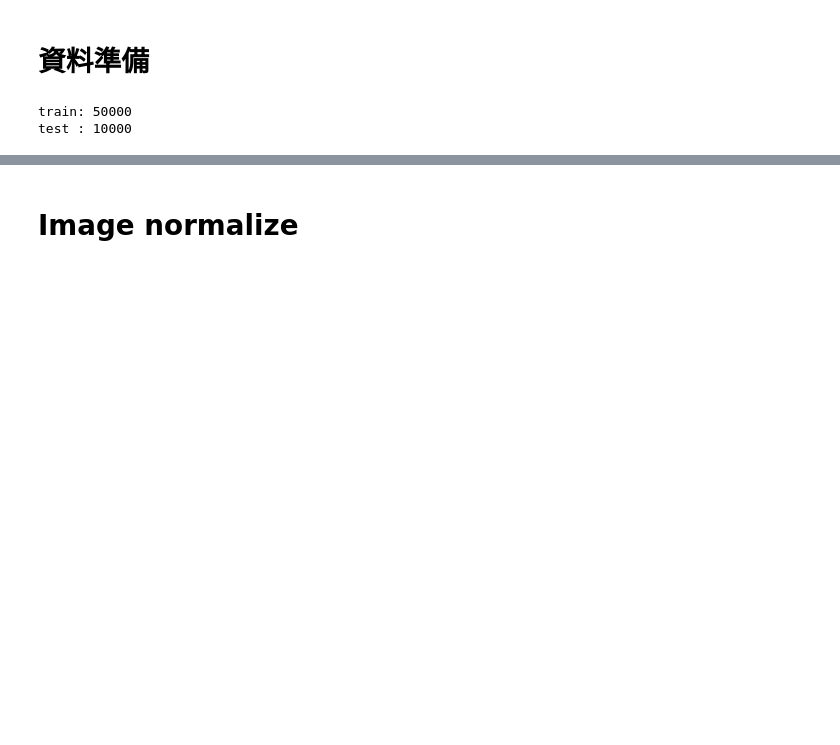
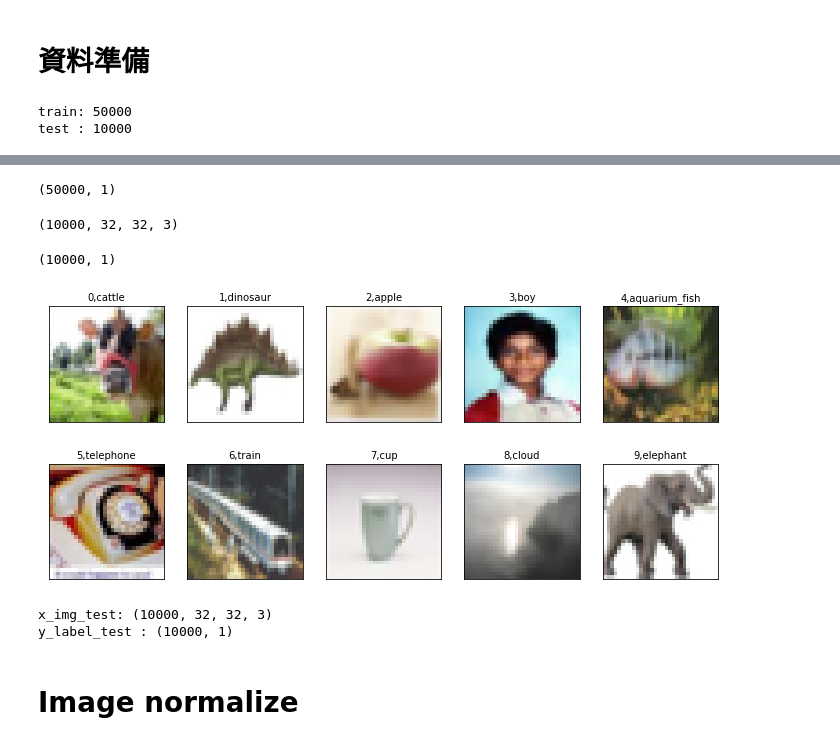
Before and after one commit to Ricky871029/3rd-ML100Days, a Jupyter notebook: Day_067_HW.ipynb, the cells around one changed output, grey strips where cells are left out. Saved outputs shown, nothing was run; the diff lists cells and outputs as text; code cells hidden in the pictures; blank space fills up the shorter version.

```diff
--- a/Day_067_HW.ipynb
+++ b/Day_067_HW.ipynb
@@ -153,0 +159,15 @@ test : 10000
+# %%
+# 查詢檔案維度資訊
+y_label_train.shape
+# %% [output]
+(50000, 1)
+# %%
+# 查詢檔案維度資訊
+x_img_test.shape
+# %% [output]
+(10000, 32, 32, 3)
+# %%
+# 查詢檔案維度資訊
+y_label_test.shape
+# %% [output]
+(10000, 1)
@@ -154,3 +194,37 @@ test : 10000
+# %%
+#導入影像列印模組
+import matplotlib.pyplot as plt
+
+#宣告一個影像標記的函數
+def plot_images_labels_prediction(images,labels,prediction,
+                                  idx,num=10):
+    fig = plt.gcf()
+    fig.set_size_inches(12, 14)
+    if num>25: num=25
+    for i in range(0, num):
+        ax=plt.subplot(5,5, 1+i)
+        ax.imshow(images[idx],cmap='binary')
+
+        title=str(i)+','+label_dict[labels[i][0]]
+        if len(prediction)>0:
+            title+='=>'+label_dict[prediction[i]]
+
+        ax.set_title(title,fontsize=10)
+        ax.set_xticks([]);ax.set_yticks([])
+        idx+=1
+    plt.show()
+# %%
+#針對不同的影像作標記
+
+plot_images_labels_prediction(x_img_train,y_label_train,[],0)
+# %% [output]
+[figure, added]
+# %%
+print('x_img_test:',x_img_test.shape)
+print('y_label_test :',y_label_test.shape)
+# %% [output]
+x_img_test: (10000, 32, 32, 3)
+y_label_test : (10000, 1)
 # %% [markdown]
 # Image normalize
 # %%
```
Also changed, not shown: parts of 3 cells of this notebook.
